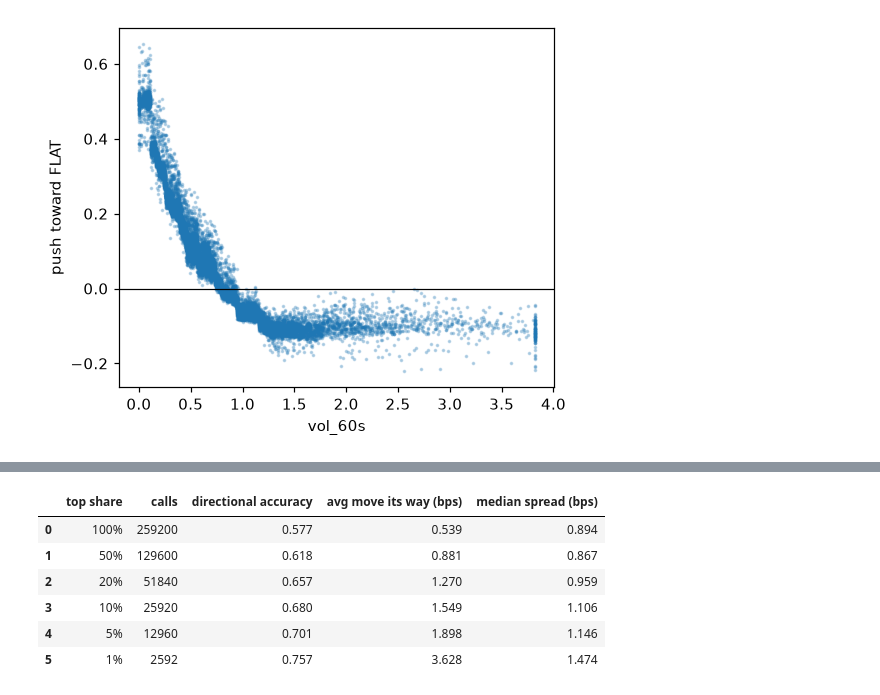
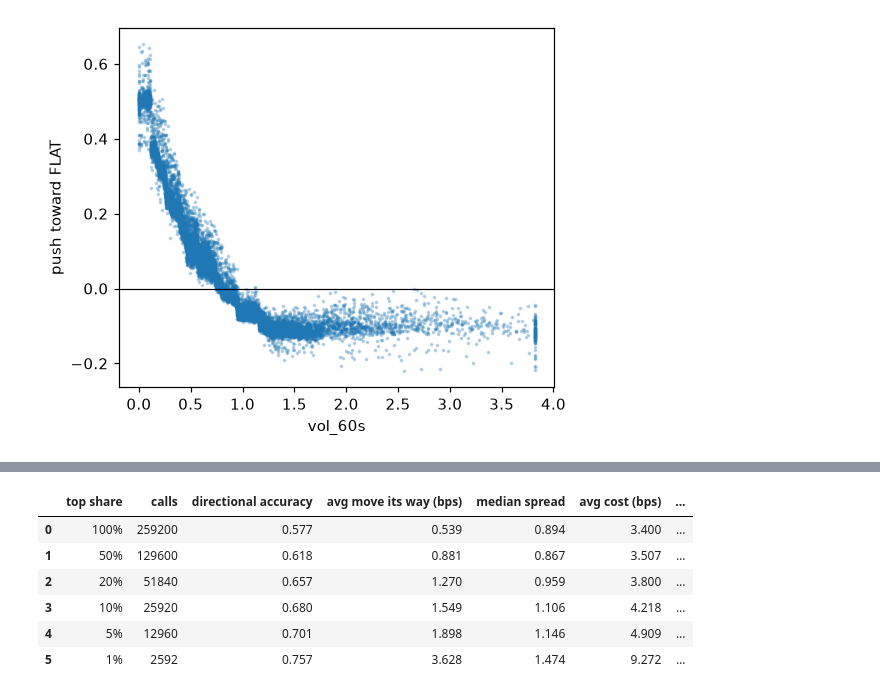
Before and after one commit to codecustard/deepbook-flowcast, a Jupyter notebook: notebooks/02_models.ipynb, the cells around one changed output, grey strips where cells are left out. Saved outputs shown, nothing was run; the diff lists cells and outputs as text; code cells hidden in the pictures.

```diff
--- a/notebooks/02_models.ipynb
+++ b/notebooks/02_models.ipynb
@@ -242,13 +247,15 @@ Compare that move with the cost of acting on it: buying at the ask and selling a
 # %%
 # What happened after each UP / DOWN call
+FEE_BPS = 1.0                                                   # taker fee per side, measured from trades
 rows = []
 for name, p in pred.items():
     for side, s in (("UP", 1), ("DOWN", -1)):
         m = p == s
         g = s * ret[m]                                         # move in the predicted direction, bps
+        cost = X.spread_bps.to_numpy()[m] + 2 * FEE_BPS        # round trip as a taker
         rows.append({"model": name, "call": side, "calls": m.sum(), "went its way": np.mean(g > 0),
-                     "against": np.mean(g < 0), "no move": np.mean(g == 0),
-                     "directional accuracy": np.mean(g > 0) / np.mean(g != 0),
-                     "avg move its way (bps)": g.mean(), "median spread (bps)": np.median(X.spread_bps[m])})
+                     "against": np.mean(g < 0), "directional accuracy": np.mean(g > 0) / np.mean(g != 0),
+                     "avg move its way (bps)": g.mean(), "median spread": np.median(X.spread_bps[m]),
+                     "avg cost (bps)": cost.mean(), "avg net (bps)": (g - cost).mean()})
 pd.DataFrame(rows).round(3)
 # %% [output]
@@ -266,21 +274,24 @@ move. If the move on the most confident calls clears the spread (and fees), ther
 # %%
-# Accuracy and average move for the most confident calls
+# Accuracy, move, cost and net for the most confident calls
 proba = lgbm.predict_proba(X)                                  # columns in the order of lgbm.classes_ = [-1, 0, 1]
 lean = proba[:, 2] - proba[:, 0]
+spread = X.spread_bps.to_numpy()
 rows = []
 for q in (1.0, 0.5, 0.2, 0.1, 0.05, 0.01):
     m = np.abs(lean) >= np.quantile(np.abs(lean), 1 - q)
     g = np.sign(lean[m]) * ret[m]
+    cost = spread[m] + 2 * FEE_BPS
     rows.append({"top share": f"{q:.0%}", "calls": m.sum(), "directional accuracy": np.mean(g > 0) / np.mean(g != 0),
-                 "avg move its way (bps)": g.mean(), "median spread (bps)": np.median(X.spread_bps[m])})
+                 "avg move its way (bps)": g.mean(), "median spread": np.median(spread[m]),
+                 "avg cost (bps)": cost.mean(), "avg net (bps)": (g - cost).mean()})
 conf = pd.DataFrame(rows).round(3)
 conf
 # %% [output]
-|  | top share | calls | directional accuracy | avg move its way (bps) | median spread (bps) |
-| 0 | 100% | 259200 | 0.577 | 0.539 | 0.894 |
-| 1 | 50% | 129600 | 0.618 | 0.881 | 0.867 |
-| 2 | 20% | 51840 | 0.657 | 1.270 | 0.959 |
-| 3 | 10% | 25920 | 0.680 | 1.549 | 1.106 |
-| 4 | 5% | 12960 | 0.701 | 1.898 | 1.146 |
-| 5 | 1% | 2592 | 0.757 | 3.628 | 1.474 |
+|  | top share | calls | directional accuracy | avg move its way (bps) | median spread | avg cost (bps) | ... |
+| 0 | 100% | 259200 | 0.577 | 0.539 | 0.894 | 3.400 | ... |
+| 1 | 50% | 129600 | 0.618 | 0.881 | 0.867 | 3.507 | ... |
+| 2 | 20% | 51840 | 0.657 | 1.270 | 0.959 | 3.800 | ... |
+| 3 | 10% | 25920 | 0.680 | 1.549 | 1.106 | 4.218 | ... |
+| 4 | 5% | 12960 | 0.701 | 1.898 | 1.146 | 4.909 | ... |
+| 5 | 1% | 2592 | 0.757 | 3.628 | 1.474 | 9.272 | ... |
 # %%
```
Also changed, not shown: parts of 5 cells of this notebook.
